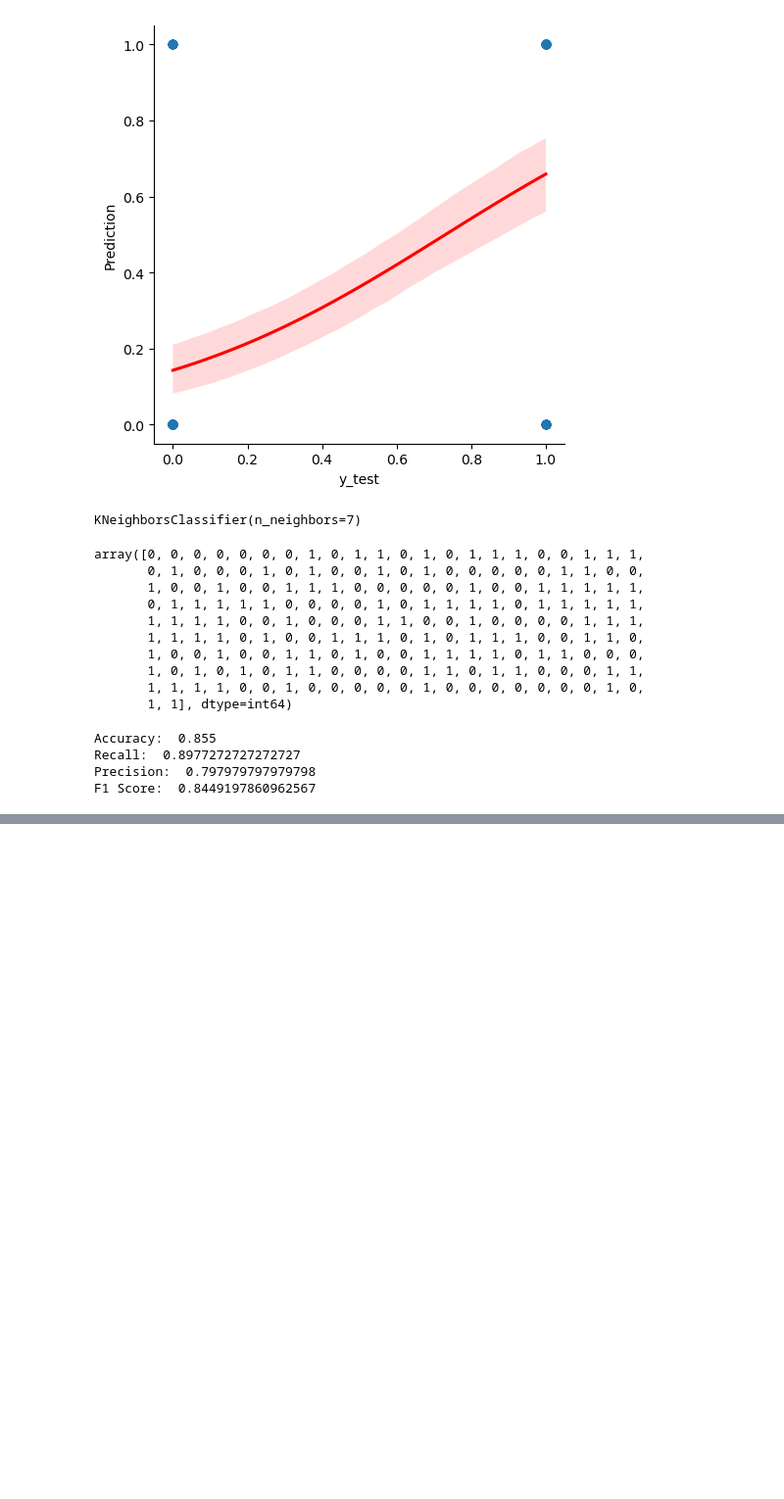
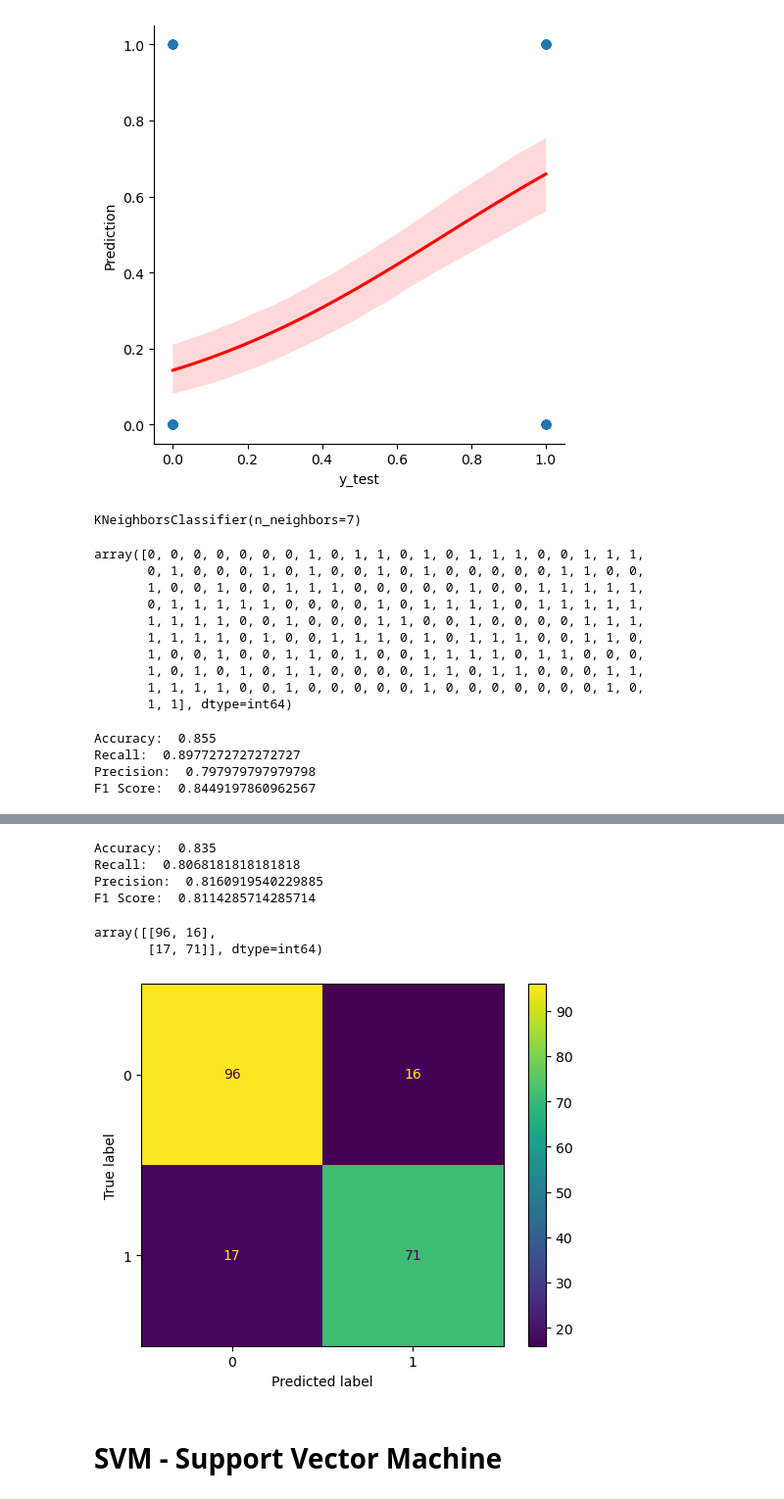
Before and after one commit to CodeByDeepankar/CTTC-AIML, a Jupyter notebook: man-logistic&knn.ipynb, the cells around one changed output, grey strips where cells are left out. Shown at 98% size. Drawn from its saved outputs; the diff is of its cells as text; code cells hidden in the pictures; blank space fills up the shorter version.

```diff
--- a/man-logistic&knn.ipynb
+++ b/man-logistic&knn.ipynb
@@ -459,3 +459,7 @@ Accuracy:  0.855
 Recall:  0.8977272727272727
 Precision:  0.797979797979798
 F1 Score:  0.8449197860962567
+# %%
+from sklearn.naive_bayes import GaussianNB
+gnb = GaussianNB()
+gnb.fit(x_train, y_train)
@@ -461,0 +468,3 @@ F1 Score:  0.8449197860962567
+# %%
+pred2 = gnb.predict(x_test)
+pred2
@@ -461,0 +488,26 @@ F1 Score:  0.8449197860962567
+# %%
+print("Accuracy: ", ac)
+print("Recall: ", re)
+print("Precision: ", pr)
+print("F1 Score: ", f1)
+# %% [output]
+Accuracy:  0.835
+Recall:  0.8068181818181818
+Precision:  0.8160919540229885
+F1 Score:  0.8114285714285714
+# %%
+# Confusion Matrix
+from sklearn.metrics import confusion_matrix, ConfusionMatrixDisplay
+cm = confusion_matrix(y_test, pred2)
+cm
+# %% [output]
+array([[96, 16],
+       [17, 71]], dtype=int64)
+# %%
+cmd = ConfusionMatrixDisplay(cm)
+cmd.plot()
+plt.show()
+# %% [output]
+[figure, added]
+# %% [markdown]
+# SVM - Support Vector Machine
```
Also changed, not shown: parts of 12 cells of this notebook, 1 other file.
